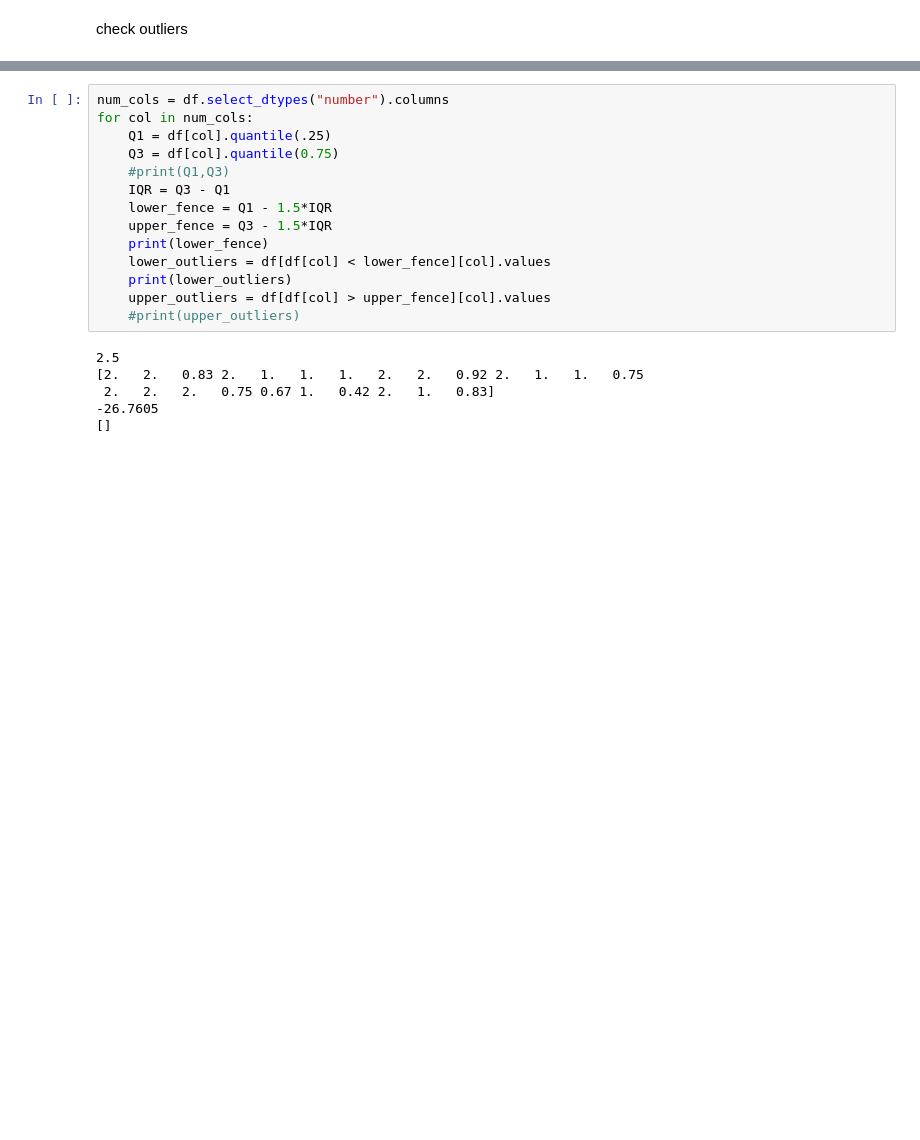
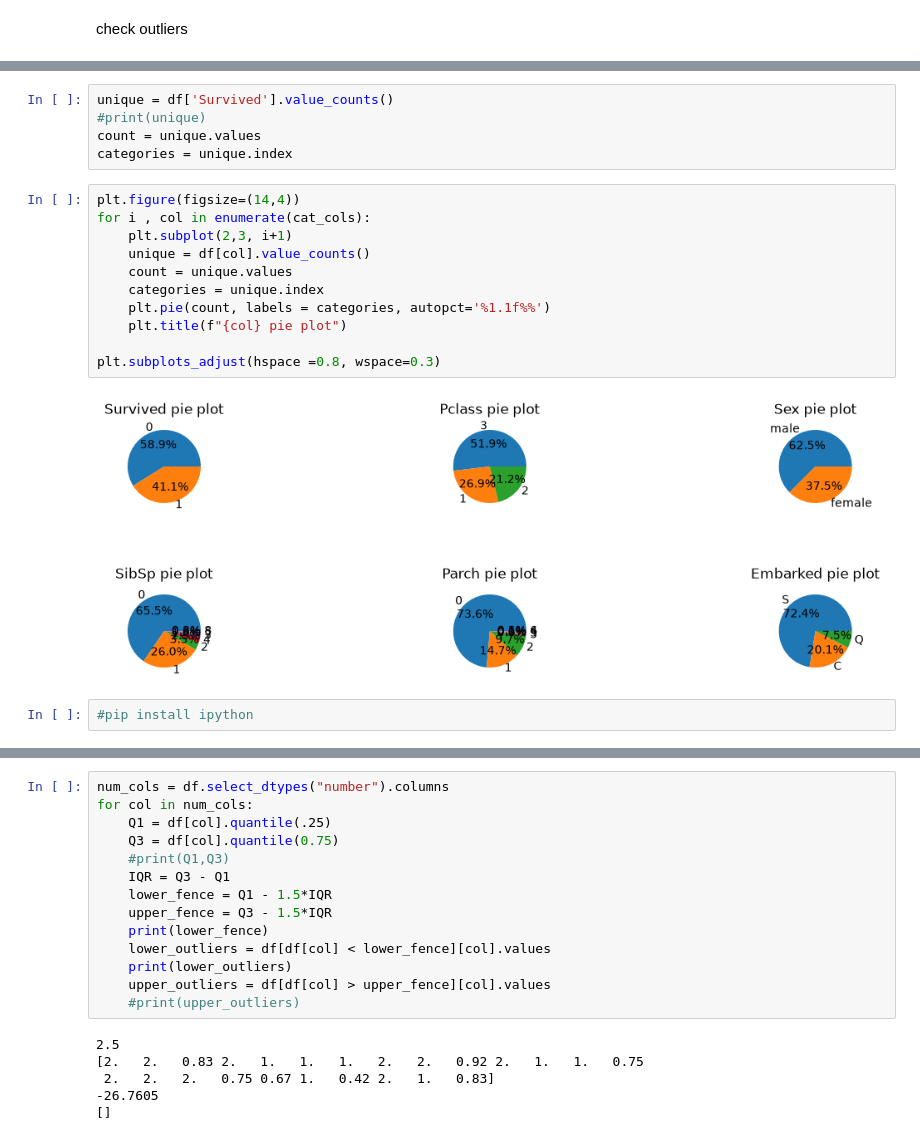
Before and after one commit to hebakhattabGIS/CA_AIS2_G1_Ml, a Jupyter notebook: src/DA/Workshop/Preprocessing-visualizationWS.ipynb, the cells around one changed output, grey strips where cells are left out. Cells and saved outputs as stored; diff of their text form; blank space fills up the shorter version.

```diff
--- a/src/DA/Workshop/Preprocessing-visualizationWS.ipynb
+++ b/src/DA/Workshop/Preprocessing-visualizationWS.ipynb
@@ -154,0 +219,20 @@ check outliers
+# %%
+unique = df['Survived'].value_counts()
+#print(unique)
+count = unique.values
+categories = unique.index
+# %%
+plt.figure(figsize=(14,4))
+for i , col in enumerate(cat_cols):
+    plt.subplot(2,3, i+1)
+    unique = df[col].value_counts()
+    count = unique.values
+    categories = unique.index
+    plt.pie(count, labels = categories, autopct='%1.1f%%')
+    plt.title(f"{col} pie plot")
+
+plt.subplots_adjust(hspace =0.8, wspace=0.3)
+# %% [output]
+[figure, added]
+# %%
+#pip install ipython
```
Also changed, not shown: parts of 17 cells of this notebook, 1 other file.
